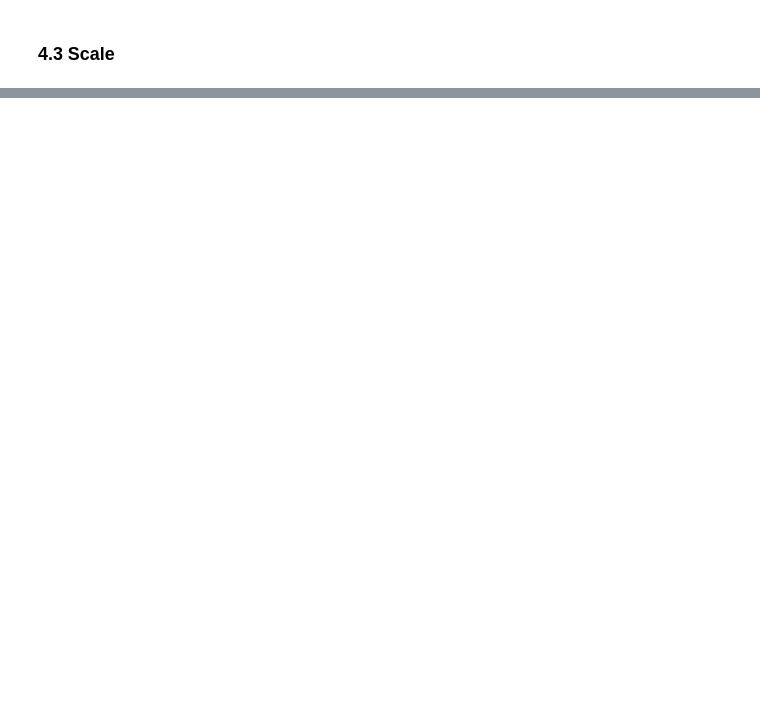
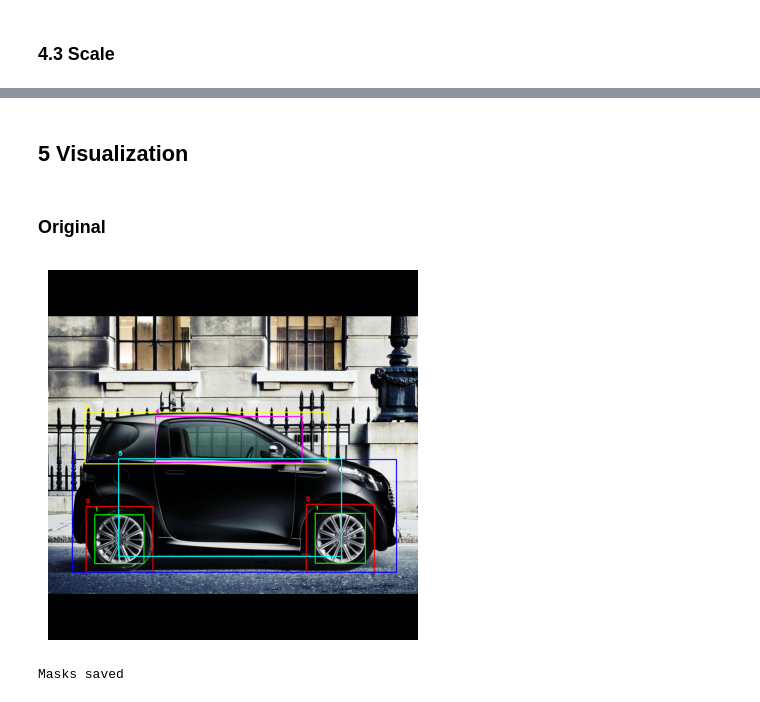
Before and after one commit to Tiazzo/Safety-System-Design, a Jupyter notebook: notebooks/preprocess.ipynb, the cells around one changed output, grey strips where cells are left out. Drawn from its saved outputs; the diff is of its cells as text; code cells hidden in the pictures; blank space fills up the shorter version.

```diff
--- a/notebooks/preprocess.ipynb
+++ b/notebooks/preprocess.ipynb
@@ -630,0 +769,2 @@ scale_all_images_and_labels(
+# %% [markdown]
+## 5 Visualization
@@ -630,0 +875,23 @@ scale_all_images_and_labels(
+# %% [markdown]
+### Original
+# %%
+image_path = '../data/model_training/images/A_Ast_01.jpg'
+image_label_path = '../data/model_training/labels_txt/A_Ast_01.txt'
+
+bounding_boxes = []
+with open(image_label_path, 'r') as file:
+    for line in file:
+        class_id, x_center, y_center, width, height = line.strip().split()
+        bounding_boxes.append([int(class_id), float(x_center), float(y_center), float(width), float(height)])
+
+draw_bounding_box(image_path, bounding_boxes)
+# %% [output]
+[figure, added]
+# %%
+json_labels_dir = "../data/model_training/json_labels"  # Directory containing LabelMe JSON files
+output_mask_dir = "../data/model_training/masks"  # Directory of masks
+
+# Create masks from JSON labels
+create_masks(json_labels_dir, output_mask_dir)
+# %% [output]
+Masks saved
```
Also changed, not shown: parts of 39 cells of this notebook, 1 other file.
